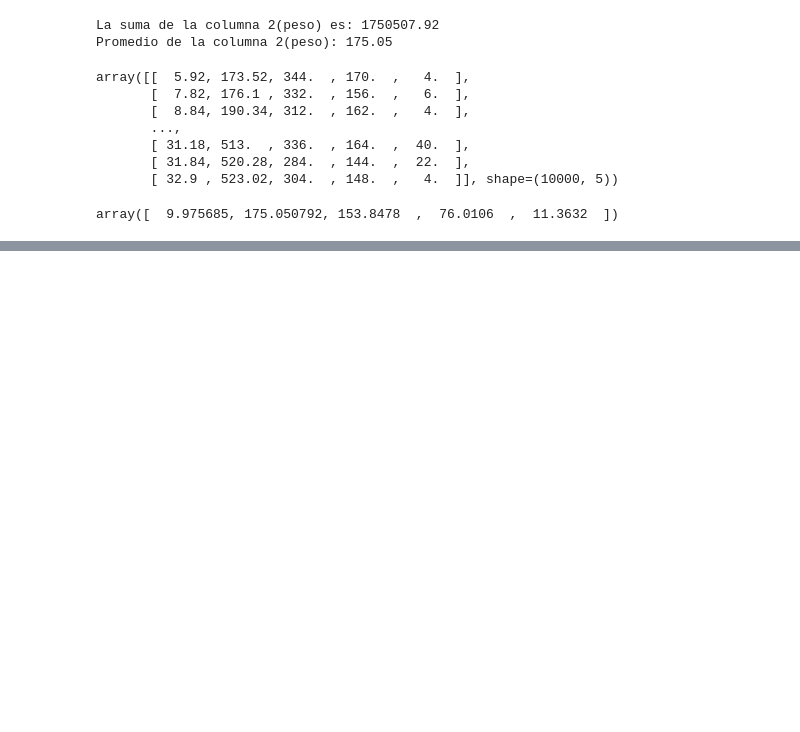
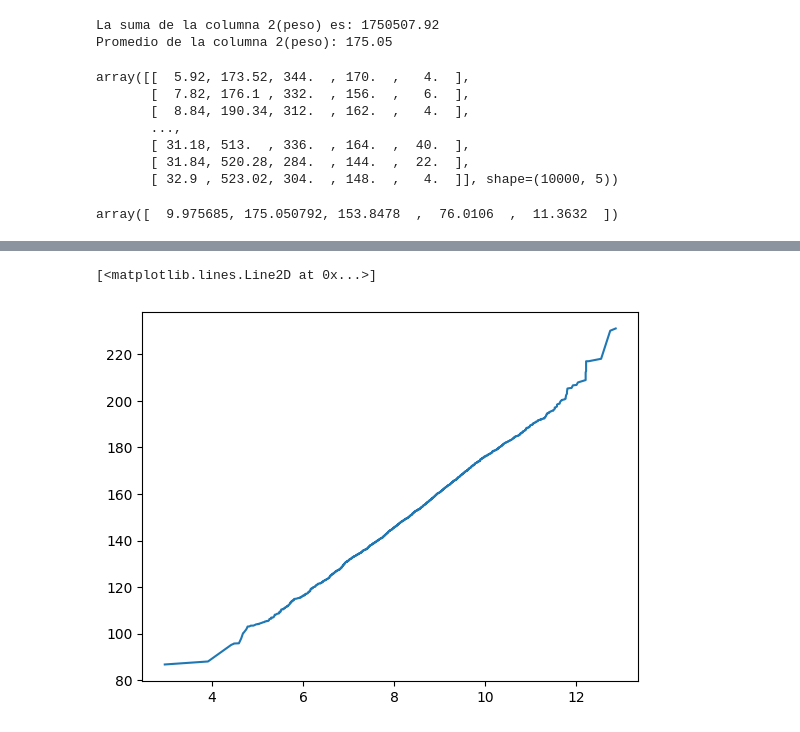
Before and after one commit to LejImkoaj/numpy-analisis-con-python, a Jupyter notebook: ejercicio-numpy.ipynb, the cells around one changed output, grey strips where cells are left out. Saved outputs shown, nothing was run; the diff lists cells and outputs as text; code cells hidden in the pictures; blank space fills up the shorter version.

```diff
--- a/ejercicio-numpy.ipynb
+++ b/ejercicio-numpy.ipynb
@@ -58,0 +70,3 @@ array([  9.975685, 175.050792, 153.8478  ,  76.0106  ,  11.3632  ])
+# %%
+naranjas = datos[:5000, :2]
+naranjas
@@ -58,0 +81,8 @@ array([  9.975685, 175.050792, 153.8478  ,  76.0106  ,  11.3632  ])
+# %%
+diamentro_naranjas = naranjas[:, 0]
+peso_naranjas = naranjas[:, 1]
+# %%
+plt.plot(diamentro_naranjas, peso_naranjas)
+# %% [output]
+[<matplotlib.lines.Line2D at 0x...>]
+[figure, added]
```
Also changed, not shown: parts of 10 cells of this notebook, 1 other file.
